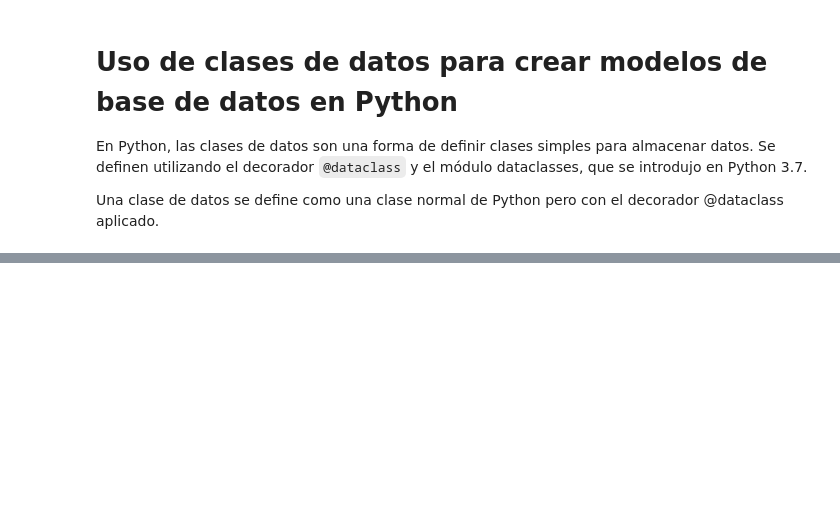
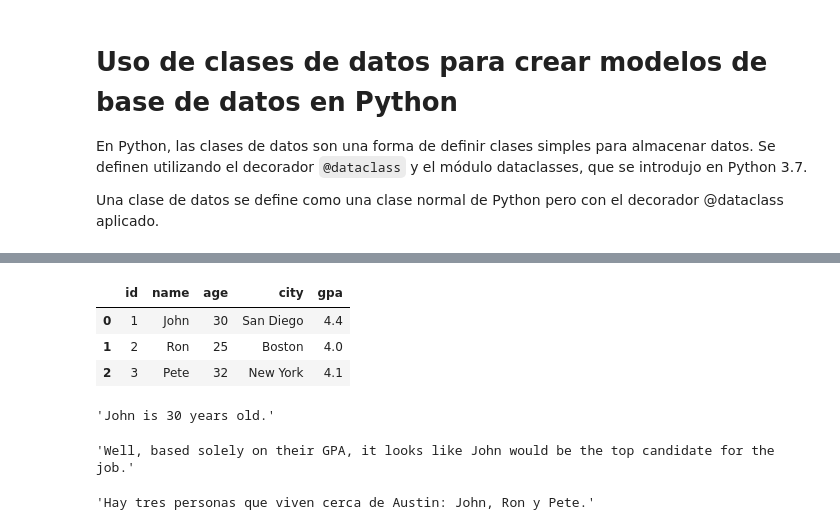
Before and after one commit to al34n1x/DataScience, a Jupyter notebook: 3.Pandas/Pandas_DataLoading.ipynb, the cells around one changed output, grey strips where cells are left out. Drawn from its saved outputs; the diff is of its cells as text; code cells hidden in the pictures; blank space fills up the shorter version.

```diff
--- a/3.Pandas/Pandas_DataLoading.ipynb
+++ b/3.Pandas/Pandas_DataLoading.ipynb
@@ -484,0 +633,20 @@ df
+# %%
+df
+# %% [output]
+|  | id | name | age | city | gpa |
+| 0 | 1 | John | 30 | San Diego | 4.4 |
+| 1 | 2 | Ron | 25 | Boston | 4.0 |
+| 2 | 3 | Pete | 32 | New York | 4.1 |
+# %%
+pandas_ai = PandasAI(llm)
+pandas_ai.run(df, prompt='What is John age?')
+# %% [output]
+'John is 30 years old.'
+# %%
+pandas_ai.run(df, prompt='Who is the best candidate for a job based only on the gpa?')
+# %% [output]
+'Well, based solely on their GPA, it looks like John would be the top candidate for the job.'
+# %%
+pandas_ai.run(df, prompt='Quien vive cerca de Austin')
+# %% [output]
+'Hay tres personas que viven cerca de Austin: John, Ron y Pete.'
```
Also changed, not shown: parts of 28 cells of this notebook.
